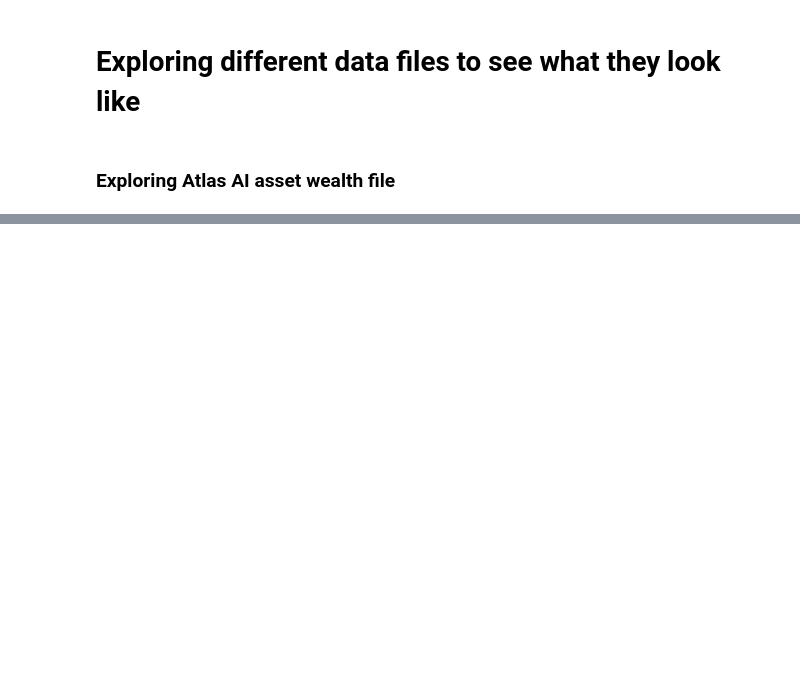
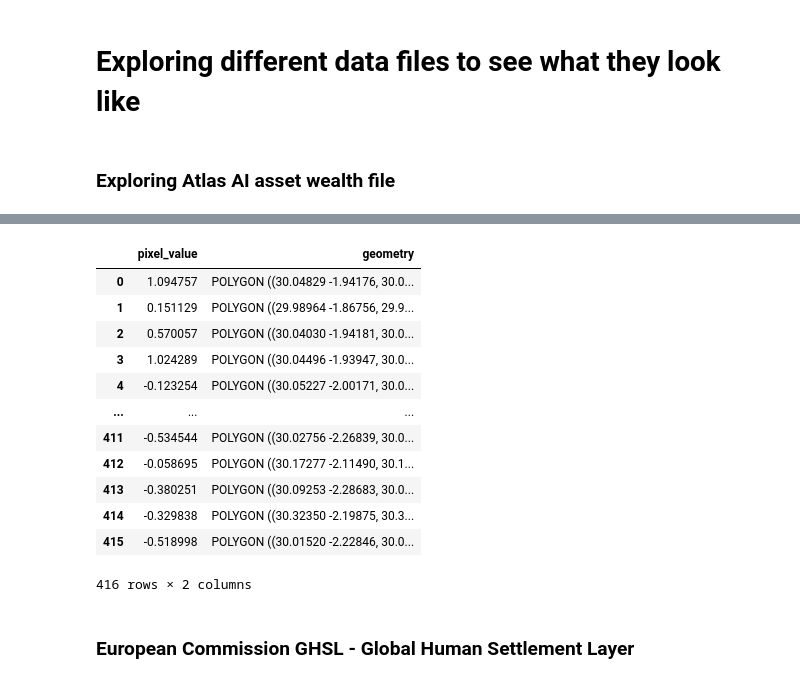
Before and after one commit to ekohgenius/phd_research_rwanda_analysis, a Jupyter notebook: data_exploration.ipynb, the cells around one changed output, grey strips where cells are left out. Cells and saved outputs as stored; diff of their text form; code cells hidden in the pictures; blank space fills up the shorter version.

```diff
--- a/data_exploration.ipynb
+++ b/data_exploration.ipynb
@@ -146,0 +214,32 @@ gdf_clipped.head()
+# %%
+# Built up index
+
+# builtup_index_2016_shp = clip_tif_file("../data/atlas_ai_files/Rwanda_built-env_built-up-index_v3.0_RWA_2016.tif")
+# builtup_index_2017_shp = clip_tif_file("../data/atlas_ai_files/Rwanda_built-env_built-up-index_v3.0_RWA_2017.tif")
+# builtup_index_2018_shp = clip_tif_file("../data/atlas_ai_files/Rwanda_built-env_built-up-index_v3.0_RWA_2018.tif")
+# builtup_index_2019_shp = clip_tif_file("../data/atlas_ai_files/Rwanda_built-env_built-up-index_v3.0_RWA_2019.tif")
+builtup_index_2020_shp = clip_tif_file("../data/atlas_ai_files/Rwanda_built-env_built-up-index_v3.0_RWA_2020.tif")
+
+# builtup_index_2016 = compute_administrative_metric(builtup_index_2016_shp, "sector")
+# builtup_index_2017 = compute_administrative_metric(builtup_index_2017_shp, "sector")
+# builtup_index_2018 = compute_administrative_metric(builtup_index_2018_shp, "sector")
+# builtup_index_2019 = compute_administrative_metric(builtup_index_2019_shp, "sector")
+builtup_index_2020 = compute_administrative_metric(builtup_index_2020_shp, "sector")
+# %%
+builtup_index_2020
+# %% [output]
+|  | pixel_value | geometry |
+| 0 | 1.094757 | POLYGON ((30.04829 -1.94176, 30.0... |
+| 1 | 0.151129 | POLYGON ((29.98964 -1.86756, 29.9... |
+| 2 | 0.570057 | POLYGON ((30.04030 -1.94181, 30.0... |
+| 3 | 1.024289 | POLYGON ((30.04496 -1.93947, 30.0... |
+| 4 | -0.123254 | POLYGON ((30.05227 -2.00171, 30.0... |
+| ... | ... | ... |
+| 411 | -0.534544 | POLYGON ((30.02756 -2.26839, 30.0... |
+| 412 | -0.058695 | POLYGON ((30.17277 -2.11490, 30.1... |
+| 413 | -0.380251 | POLYGON ((30.09253 -2.28683, 30.0... |
+| 414 | -0.329838 | POLYGON ((30.32350 -2.19875, 30.3... |
+| 415 | -0.518998 | POLYGON ((30.01520 -2.22846, 30.0... |
+416 rows × 2 columns
+# %% [markdown]
+### European Commission GHSL - Global Human Settlement Layer
```
Also changed, not shown: parts of 14 cells of this notebook, 6 other files.
